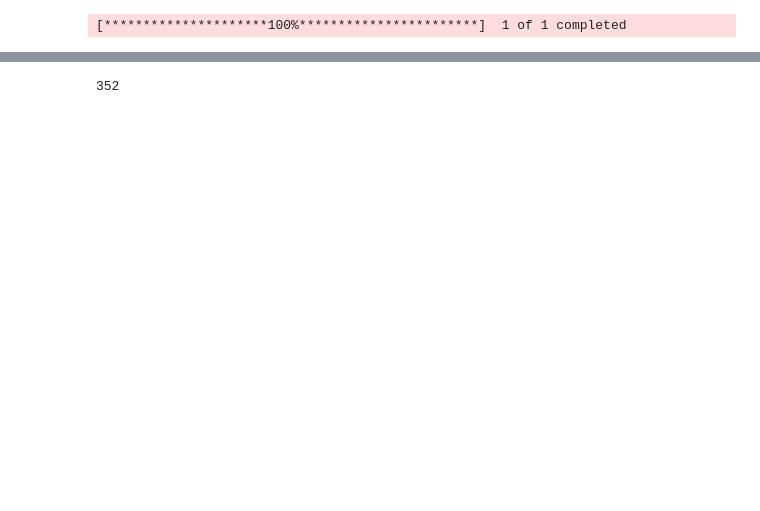
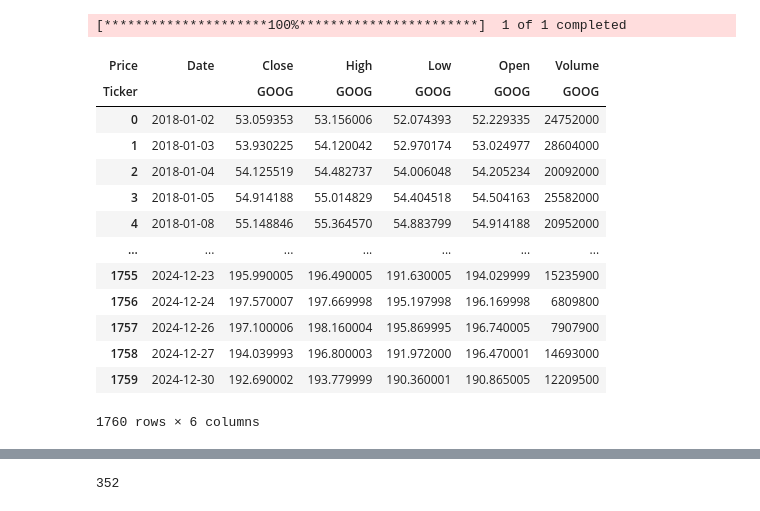
Before and after one commit to alexandraspadafino/Stock-Market-Predictor, a Jupyter notebook: startingcode.ipynb, the cells around one changed output, grey strips where cells are left out. Saved outputs shown, nothing was run; the diff lists cells and outputs as text; code cells hidden in the pictures; blank space fills up the shorter version.

```diff
--- a/startingcode.ipynb
+++ b/startingcode.ipynb
@@ -11,15 +11,32 @@ stock= 'GOOG'
 # %%
 # Download historical stock data using the Yahoo Finance API (yfinance)
 # stock: ticker symbol of the stock you're interested in, "AAPL" for Apple, "GOOG" for google
 # start: the starting date of the data range (ex: Jan 1, 2018)
 # end: the edn date of the data range (ex: Dec 31, 2024)
-data = yf.download(stock, start, end)
+data = yf.download(stock, start , end)
 
 # reset the index of the dataframe so that the date becomes a regular column instead of the index
 data.reset_index(inplace=True)
 
-# Drop any rows with misssing data from the dataset
+# Drop any rows with missing data from the dataset
 data.dropna(inplace= True)
+
+# Display the stock price data chart
+data
 # %% [output]
 [*********************100%***********************]  1 of 1 completed
+| Price | Date | Close | High | Low | Open | Volume |
+| Ticker |  | GOOG | GOOG | GOOG | GOOG | GOOG |
+| 0 | 2018-01-02 | 53.059353 | 53.156006 | 52.074393 | 52.229335 | 24752000 |
+| 1 | 2018-01-03 | 53.930225 | 54.120042 | 52.970174 | 53.024977 | 28604000 |
+| 2 | 2018-01-04 | 54.125519 | 54.482737 | 54.006048 | 54.205234 | 20092000 |
+| 3 | 2018-01-05 | 54.914188 | 55.014829 | 54.404518 | 54.504163 | 25582000 |
+| 4 | 2018-01-08 | 55.148846 | 55.364570 | 54.883799 | 54.914188 | 20952000 |
+| ... | ... | ... | ... | ... | ... | ... |
+| 1755 | 2024-12-23 | 195.990005 | 196.490005 | 191.630005 | 194.029999 | 15235900 |
+| 1756 | 2024-12-24 | 197.570007 | 197.669998 | 195.197998 | 196.169998 | 6809800 |
+| 1757 | 2024-12-26 | 197.100006 | 198.160004 | 195.869995 | 196.740005 | 7907900 |
+| 1758 | 2024-12-27 | 194.039993 | 196.800003 | 191.972000 | 196.470001 | 14693000 |
+| 1759 | 2024-12-30 | 192.690002 | 193.779999 | 190.360001 | 190.865005 | 12209500 |
+1760 rows × 6 columns
 # %%
```
Also changed, not shown: parts of 10 cells of this notebook, 1 other file.
